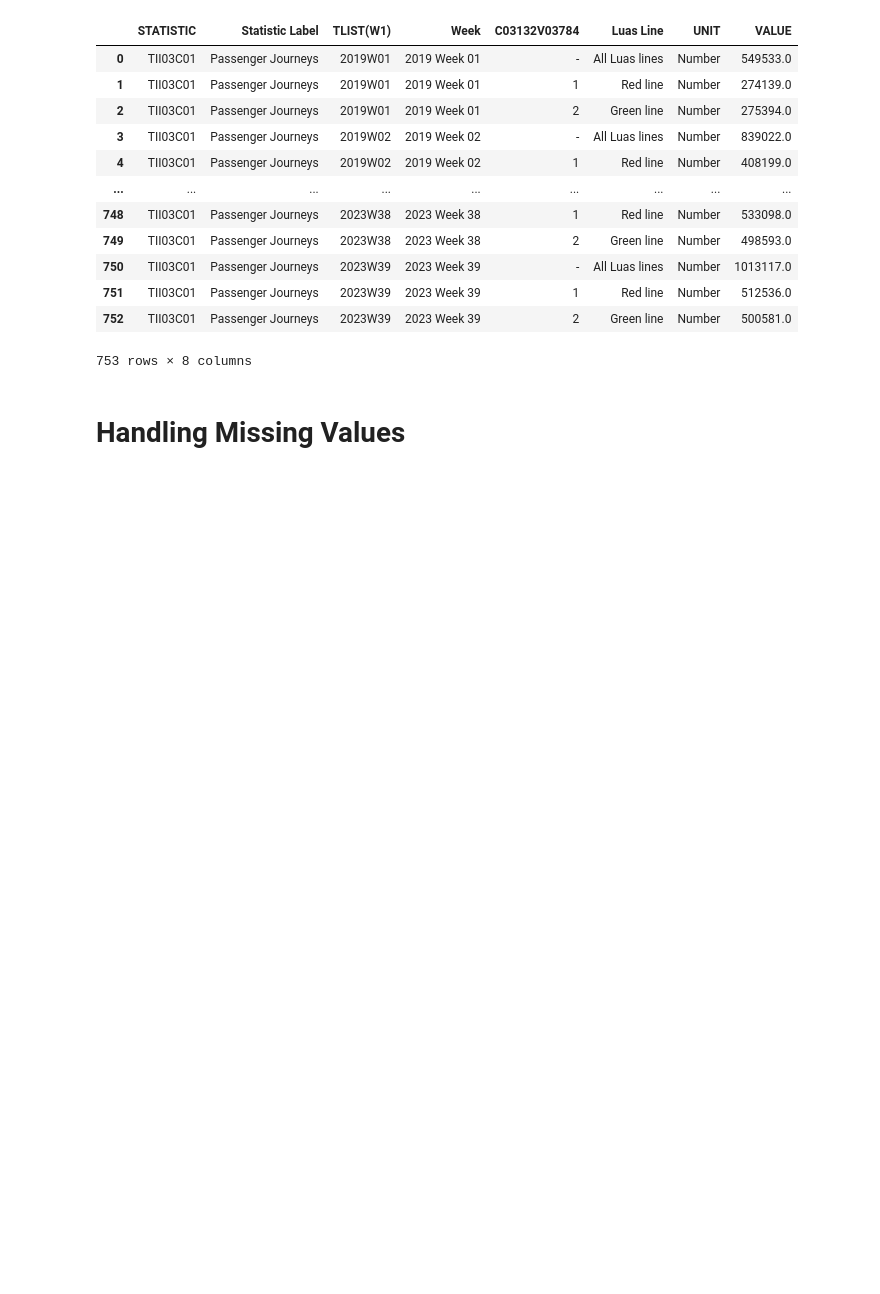
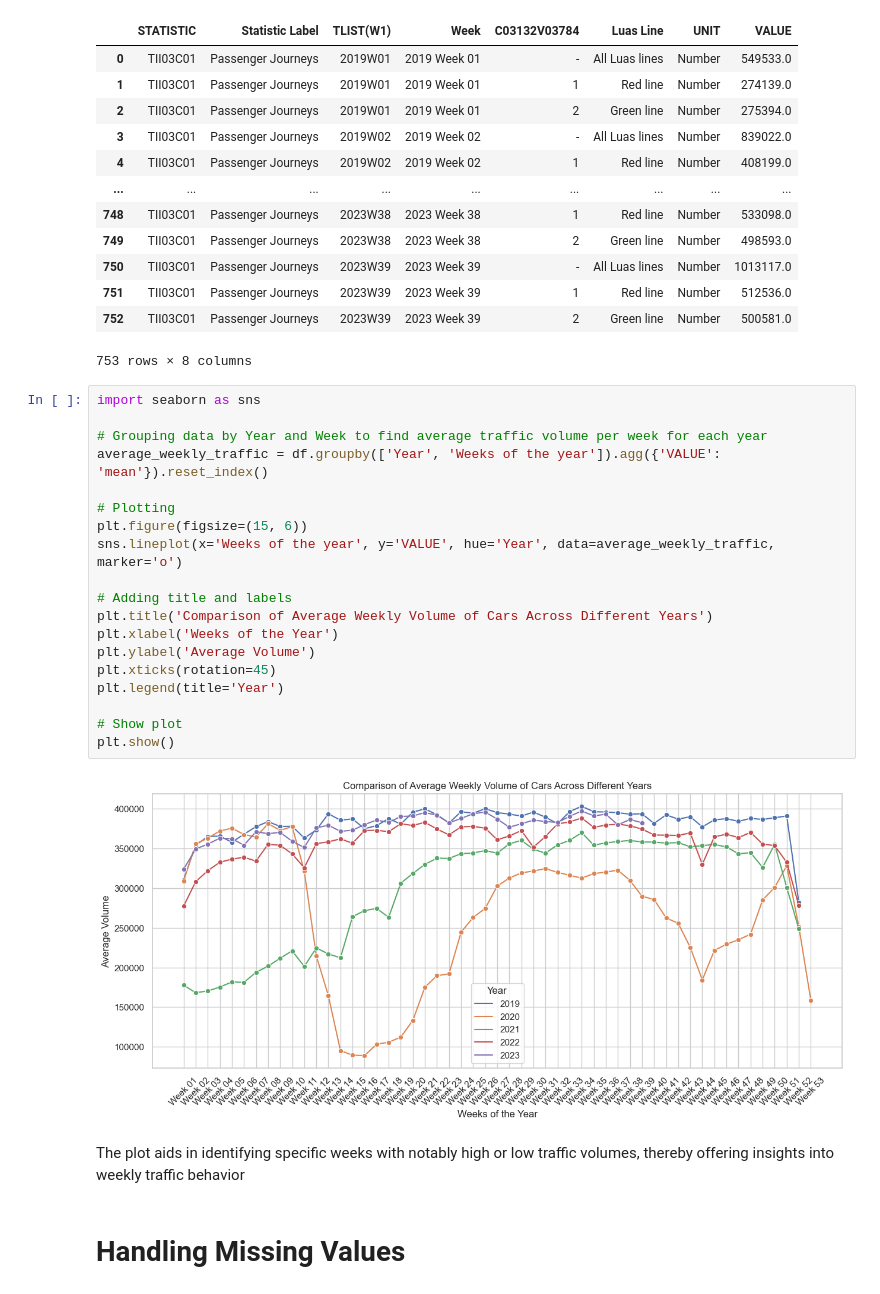
Before and after one commit to sba23022/sba23022, a Jupyter notebook: CA2_TransportFlowForecast_Analysis-checkpoint.ipynb, the cells around one changed output. Cells and saved outputs as stored; diff of their text form; blank space fills up the shorter version.

```diff
--- a/CA2_TransportFlowForecast_Analysis-checkpoint.ipynb
+++ b/CA2_TransportFlowForecast_Analysis-checkpoint.ipynb
@@ -530,6 +655,29 @@ df1
 | 751 | TII03C01 | Passenger Journeys | 2023W39 | 2023 Week 39 | 1 | Red line | Number | 512536.0 |
 | 752 | TII03C01 | Passenger Journeys | 2023W39 | 2023 Week 39 | 2 | Green line | Number | 500581.0 |
 753 rows × 8 columns
+# %%
+import seaborn as sns
+
+# Grouping data by Year and Week to find average traffic volume per week for each year
+average_weekly_traffic = df.groupby(['Year', 'Weeks of the year']).agg({'VALUE': 'mean'}).reset_index()
+
+# Plotting
+plt.figure(figsize=(15, 6))
+sns.lineplot(x='Weeks of the year', y='VALUE', hue='Year', data=average_weekly_traffic, marker='o')
+
+# Adding title and labels
+plt.title('Comparison of Average Weekly Volume of Cars Across Different Years')
+plt.xlabel('Weeks of the Year')
+plt.ylabel('Average Volume')
+plt.xticks(rotation=45)
+plt.legend(title='Year')
+
+# Show plot
+plt.show()
+# %% [output]
+[figure, added]
+# %% [markdown]
+The plot aids in identifying specific weeks with notably high or low traffic volumes, thereby offering insights into weekly traffic behavior
 # %% [markdown]
 # Handling Missing Values
 # %%
```
Also changed, not shown: parts of 168 cells of this notebook.
